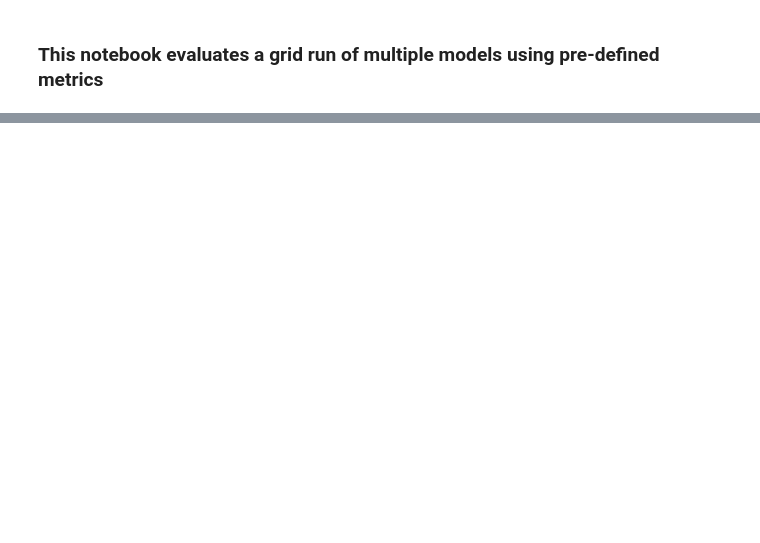
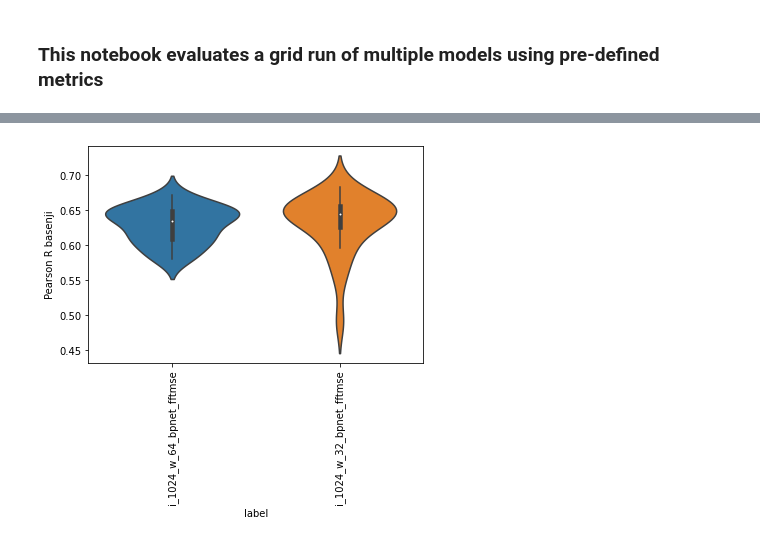
Before and after one commit to amberT15/QuantPred, a Jupyter notebook: evaluation.ipynb, the cells around one changed output, grey strips where cells are left out. Drawn from its saved outputs; the diff is of its cells as text; code cells hidden in the pictures; blank space fills up the shorter version.

```diff
--- a/evaluation.ipynb
+++ b/evaluation.ipynb
@@ -71,0 +94,5 @@ for pred in preds:
+# %%
+_=sns.violinplot(x='label', y='Pearson R basenji', data=all_metrics)
+_=plt.xticks(rotation=90)
+# %% [output]
+[figure, added]
```
Also changed, not shown: parts of 17 cells of this notebook.
